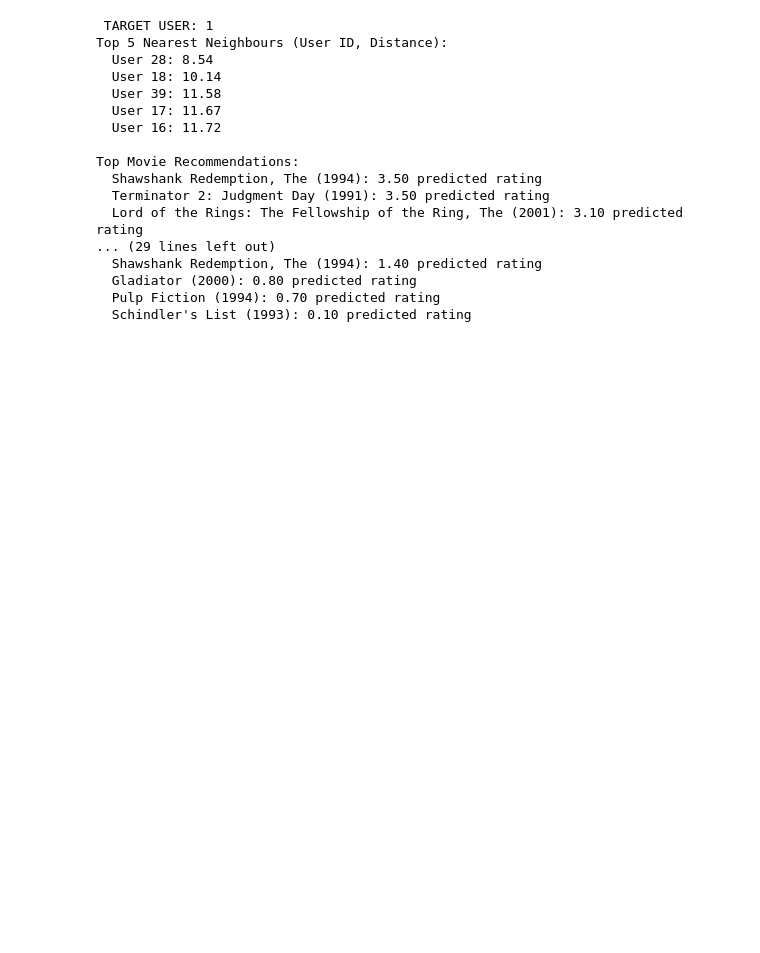
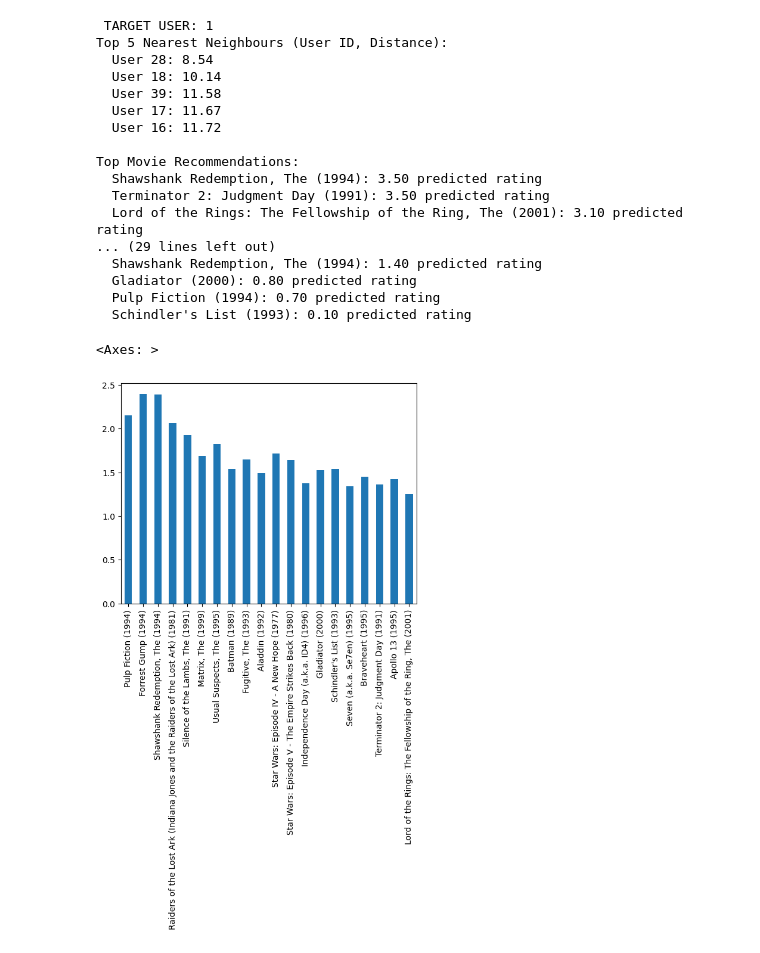
Before and after one commit to Burkifa23/linear_algebra_final_project, a Jupyter notebook: main.ipynb, the cells around one changed output. Cells and saved outputs as stored; diff of their text form; code cells hidden in the pictures; blank space fills up the shorter version.

```diff
--- a/main.ipynb
+++ b/main.ipynb
@@ -258,3 +242,9 @@ Top Movie Recommendations:
   Gladiator (2000): 0.80 predicted rating
   Pulp Fiction (1994): 0.70 predicted rating
   Schindler's List (1993): 0.10 predicted rating
+# %%
+item_averages = df.mean(axis=0)  # average down each column
+item_averages.plot(kind='bar')
+# %% [output]
+<Axes: >
+[figure, added]
```
Also changed, not shown: parts of 1 cell of this notebook.
